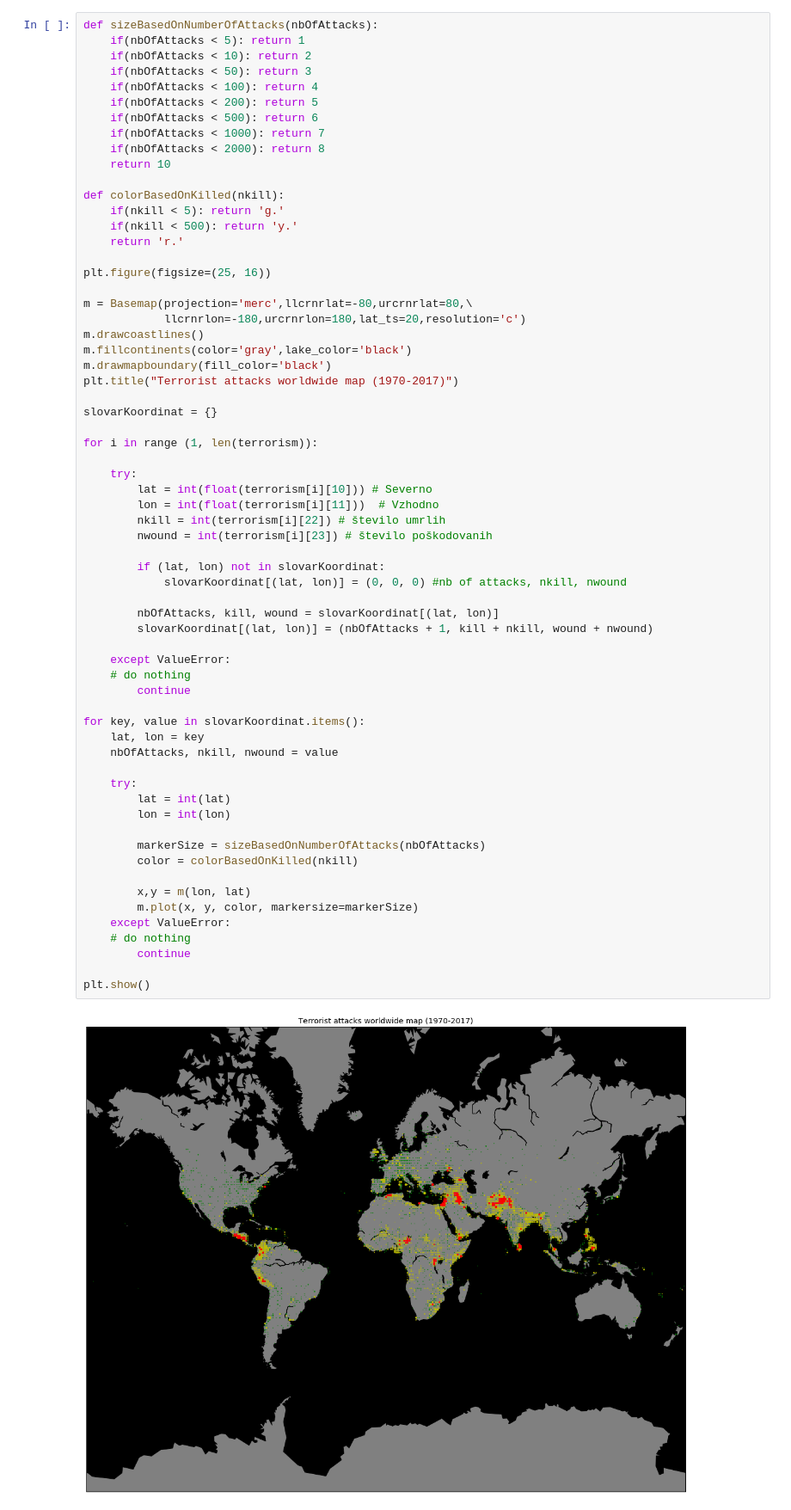
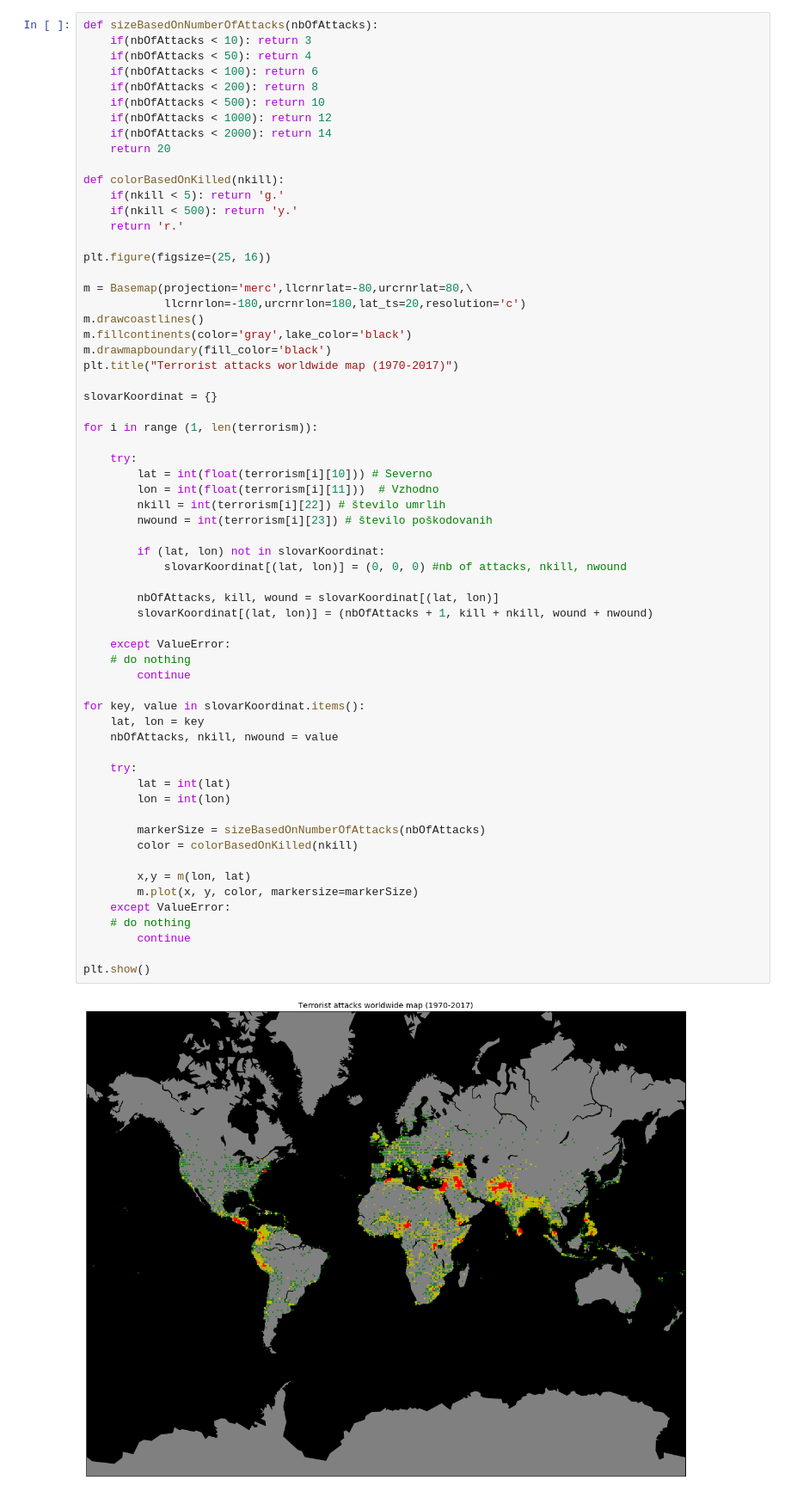
Before and after one commit to Andre711/PR19TANM, a Jupyter notebook: PR_Projekt/Projekt.ipynb, the cells around one changed output. Shown: that part at 86% size. Drawn from its saved outputs; the diff is of its cells as text.

```diff
--- a/PR_Projekt/Projekt.ipynb
+++ b/PR_Projekt/Projekt.ipynb
@@ -109,15 +109,14 @@ Text(0, 0.5, 'Number of people killed')
 [figure]
 # %%
 def sizeBasedOnNumberOfAttacks(nbOfAttacks):
-	if(nbOfAttacks < 5): return 1
-	if(nbOfAttacks < 10): return 2
-	if(nbOfAttacks < 50): return 3
-	if(nbOfAttacks < 100): return 4
-	if(nbOfAttacks < 200): return 5
-	if(nbOfAttacks < 500): return 6
-	if(nbOfAttacks < 1000): return 7
-	if(nbOfAttacks < 2000): return 8
-	return 10
+	if(nbOfAttacks < 10): return 3
+	if(nbOfAttacks < 50): return 4
+	if(nbOfAttacks < 100): return 6
+	if(nbOfAttacks < 200): return 8
+	if(nbOfAttacks < 500): return 10
+	if(nbOfAttacks < 1000): return 12
+	if(nbOfAttacks < 2000): return 14
+	return 20
 
 def colorBasedOnKilled(nkill):
 	if(nkill < 5): return 'g.'
@@ -145,31 +144,31 @@ for i in range (1, len(terrorism)):
 
 		if (lat, lon) not in slovarKoordinat:
 			slovarKoordinat[(lat, lon)] = (0, 0, 0) #nb of attacks, nkill, nwound
 
 		nbOfAttacks, kill, wound = slovarKoordinat[(lat, lon)]
 		slovarKoordinat[(lat, lon)] = (nbOfAttacks + 1, kill + nkill, wound + nwound)
 
 	except ValueError:
 	# do nothing
 		continue
 
 for key, value in slovarKoordinat.items():
 	lat, lon = key
 	nbOfAttacks, nkill, nwound = value
 
 	try:
 		lat = int(lat)
 		lon = int(lon)
 
 		markerSize = sizeBasedOnNumberOfAttacks(nbOfAttacks)
 		color = colorBasedOnKilled(nkill)
 
 		x,y = m(lon, lat)
 		m.plot(x, y, color, markersize=markerSize)
 	except ValueError:
 	# do nothing
 		continue
 
 plt.show()
 # %% [output]
-[figure, old version]
+[figure, new version]
```
